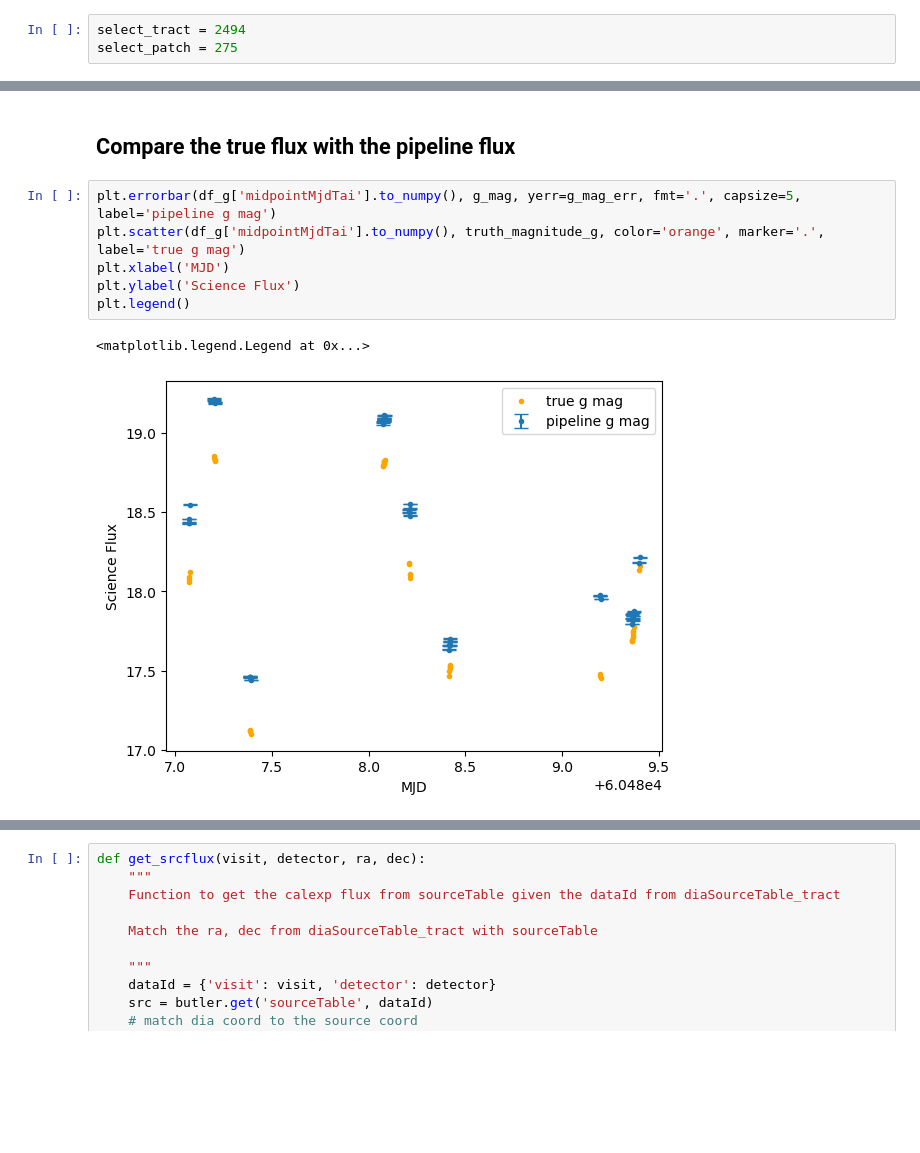
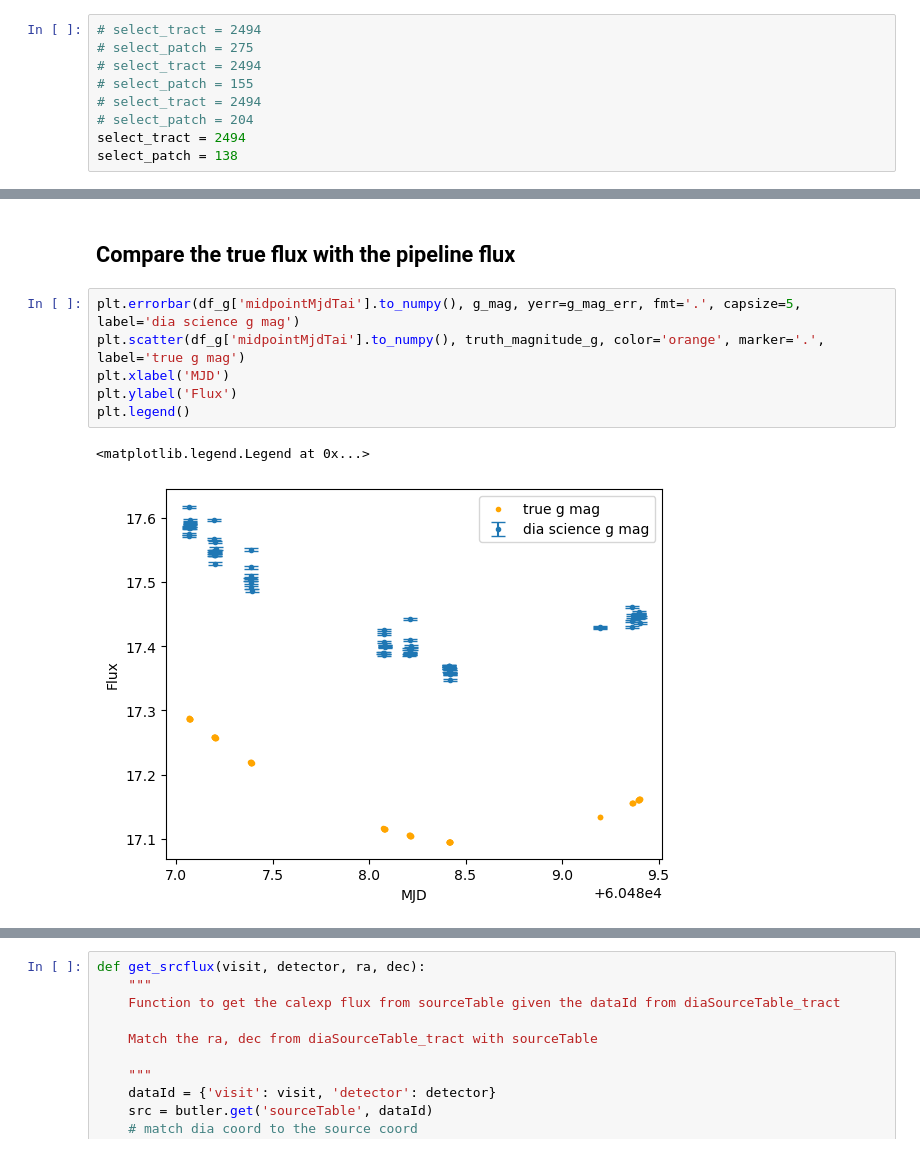
Before and after one commit to lsst-dm/vv-team-notebooks, a Jupyter notebook: notebooks/SP-1077-true_pipeline_lightcurve_opsr4.ipynb, the cells around one changed output, grey strips where cells are left out. Saved outputs shown, nothing was run; the diff lists cells and outputs as text; blank space fills up the shorter version.

```diff
--- a/notebooks/SP-1077-true_pipeline_lightcurve_opsr4.ipynb
+++ b/notebooks/SP-1077-true_pipeline_lightcurve_opsr4.ipynb
@@ -125,4 +107,10 @@ for i, dt in enumerate(registry.queryDatasets(datasetType='goodSeeingCoadd', col
 # %%
+# select_tract = 2494
+# select_patch = 275
+# select_tract = 2494
+# select_patch = 155
+# select_tract = 2494
+# select_patch = 204
 select_tract = 2494
-select_patch = 275
+select_patch = 138
 # %%
@@ -408,14 +394,14 @@ truth_magnitude_i = np.array([bright_magnorm + bright_magamp*np.sin(2.*np.pi*(mj
 # %% [markdown]
 ## Compare the true flux with the pipeline flux
 # %%
-plt.errorbar(df_g['midpointMjdTai'].to_numpy(), g_mag, yerr=g_mag_err, fmt='.', capsize=5, label='pipeline g mag')
+plt.errorbar(df_g['midpointMjdTai'].to_numpy(), g_mag, yerr=g_mag_err, fmt='.', capsize=5, label='dia science g mag')
 plt.scatter(df_g['midpointMjdTai'].to_numpy(), truth_magnitude_g, color='orange', marker='.', label='true g mag')
 plt.xlabel('MJD')
-plt.ylabel('Science Flux')
+plt.ylabel('Flux')
 plt.legend()
 # %% [output]
 <matplotlib.legend.Legend at 0x...>
-[figure, old version]
+[figure, new version]
 # %%
 # find the difference between true and pipeline flux
 g_diff = (g_mag - truth_magnitude_g)
```
Also changed, not shown: parts of 34 cells of this notebook.
